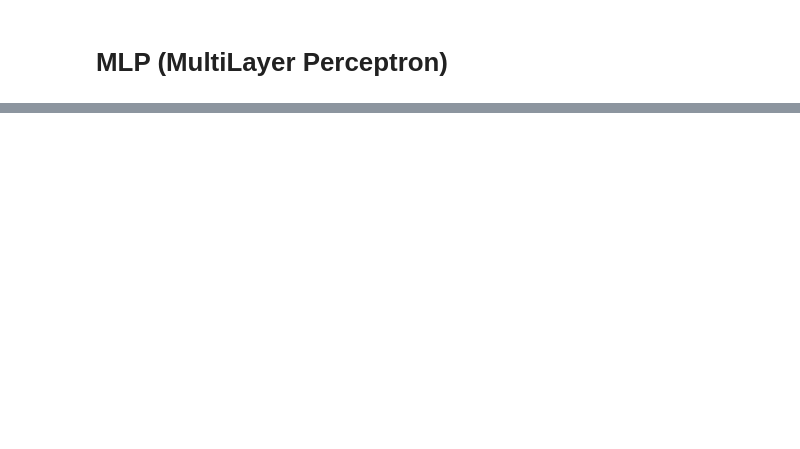
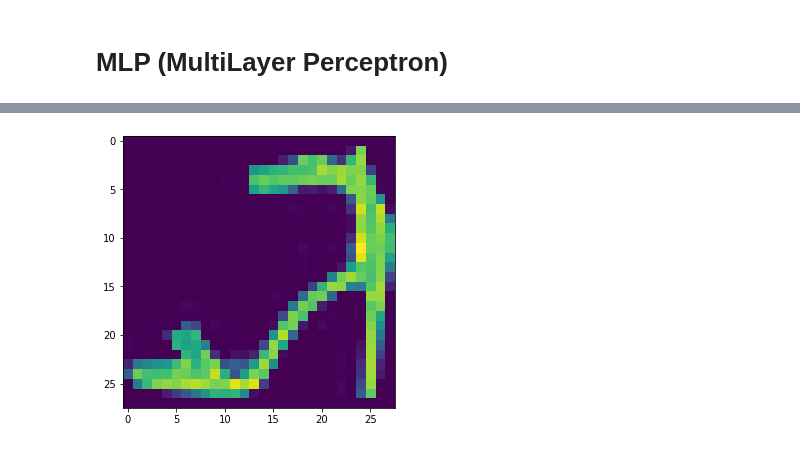
Before and after one commit to aeonryu/clases_datamex1019, a Jupyter notebook: w8_d1 - Neural Networks.ipynb, the cells around one changed output, grey strips where cells are left out. Cells and saved outputs as stored; diff of their text form; code cells hidden in the pictures; blank space fills up the shorter version.

```diff
--- a/w8_d1 - Neural Networks.ipynb
+++ b/w8_d1 - Neural Networks.ipynb
@@ -13,0 +161,3 @@ from sklearn.metrics import confusion_matrix, roc_curve, roc_auc_score
+# %%
+fashion=pd.read_csv('data/fashion-mnist.csv')
+fashion.head()
@@ -13,0 +172,6 @@ from sklearn.metrics import confusion_matrix, roc_curve, roc_auc_score
+# %%
+plt.figure(figsize=(5,5))
+plt.imshow(fashion.values[8,1:].reshape(28,28))
+plt.show();
+# %% [output]
+[figure, added]
```
Also changed, not shown: parts of 33 cells of this notebook.
